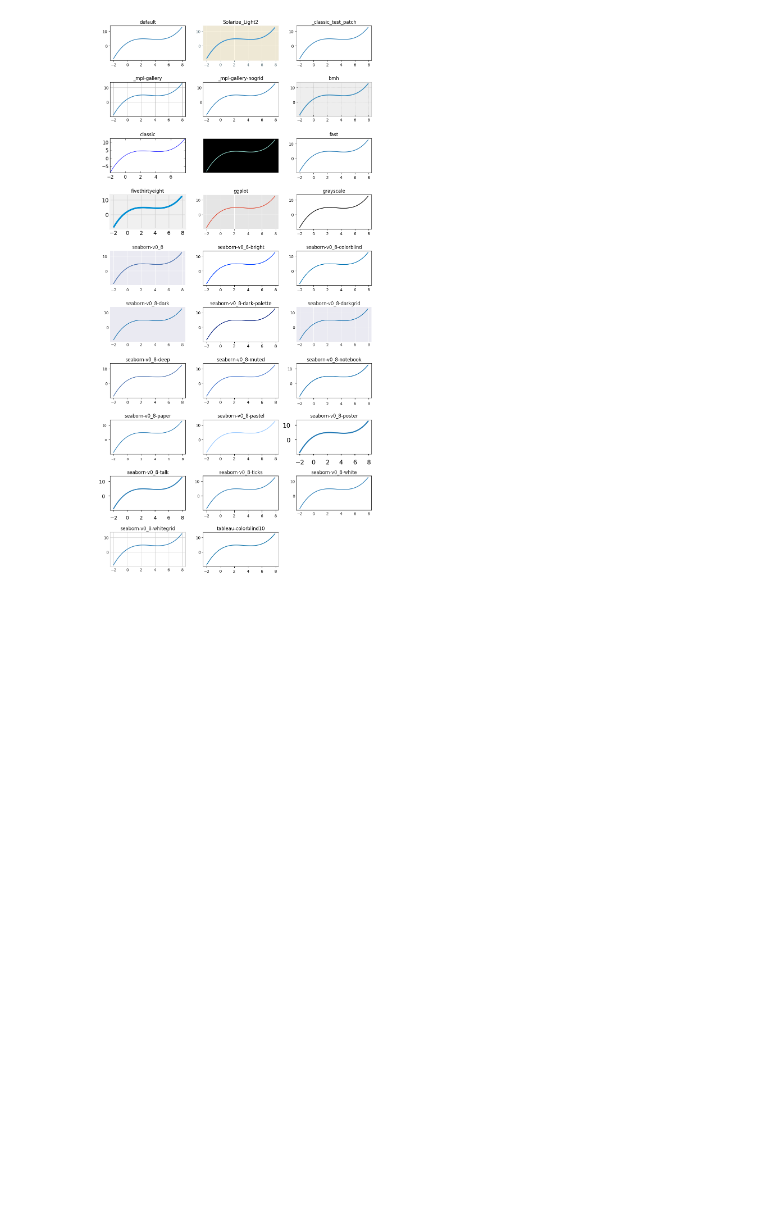
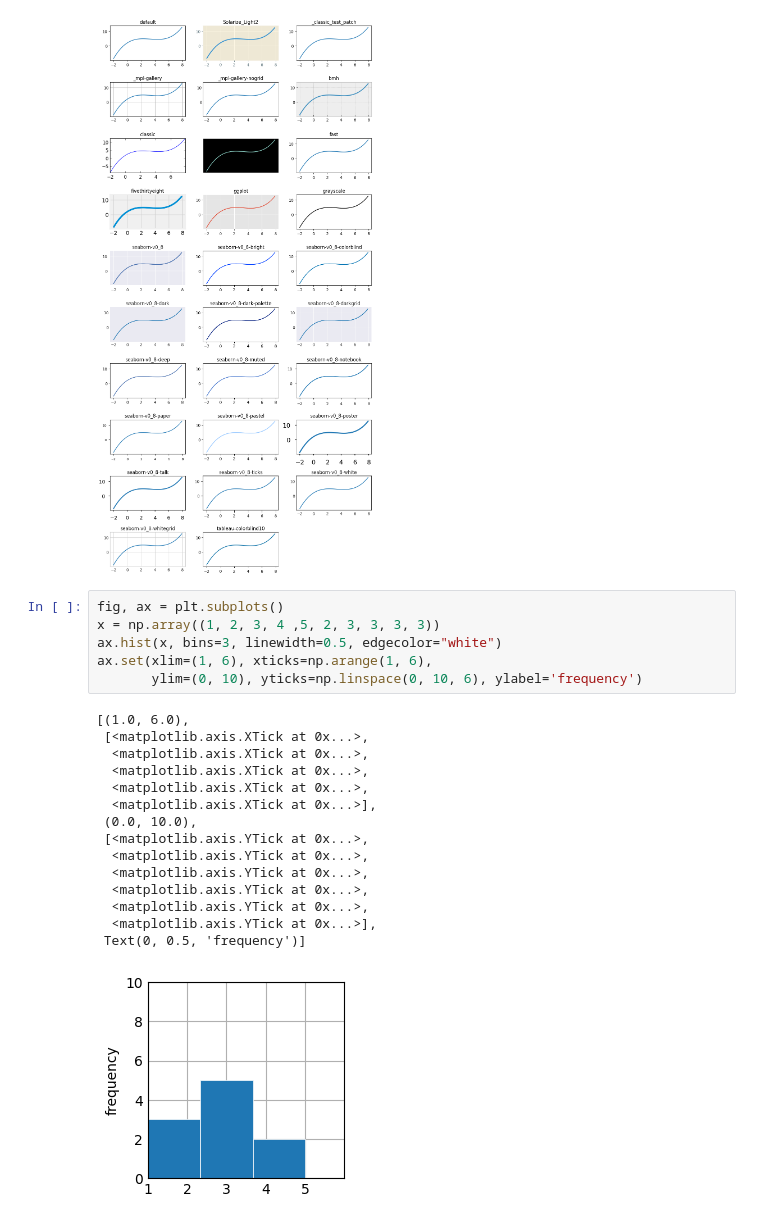
Before and after one commit to luculliano/stat_projects, a Jupyter notebook: main_objects/matplotlib.ipynb, the cells around one changed output. Drawn from its saved outputs; the diff is of its cells as text; blank space fills up the shorter version.

```diff
--- a/main_objects/matplotlib.ipynb
+++ b/main_objects/matplotlib.ipynb
@@ -186,3 +188,25 @@ for i, style in enumerate(available):
     ax.set_title(style)
 # %% [output]
 [figure]
+# %%
+fig, ax = plt.subplots()
+x = np.array((1, 2, 3, 4 ,5, 2, 3, 3, 3, 3))
+ax.hist(x, bins=3, linewidth=0.5, edgecolor="white")
+ax.set(xlim=(1, 6), xticks=np.arange(1, 6),
+       ylim=(0, 10), yticks=np.linspace(0, 10, 6), ylabel='frequency')
+# %% [output]
+[(1.0, 6.0),
+ [<matplotlib.axis.XTick at 0x...>,
+  <matplotlib.axis.XTick at 0x...>,
+  <matplotlib.axis.XTick at 0x...>,
+  <matplotlib.axis.XTick at 0x...>,
+  <matplotlib.axis.XTick at 0x...>],
+ (0.0, 10.0),
+ [<matplotlib.axis.YTick at 0x...>,
+  <matplotlib.axis.YTick at 0x...>,
+  <matplotlib.axis.YTick at 0x...>,
+  <matplotlib.axis.YTick at 0x...>,
+  <matplotlib.axis.YTick at 0x...>,
+  <matplotlib.axis.YTick at 0x...>],
+ Text(0, 0.5, 'frequency')]
+[figure, added]
```
Also changed, not shown: parts of 1 cell of this notebook, 1 other file.
